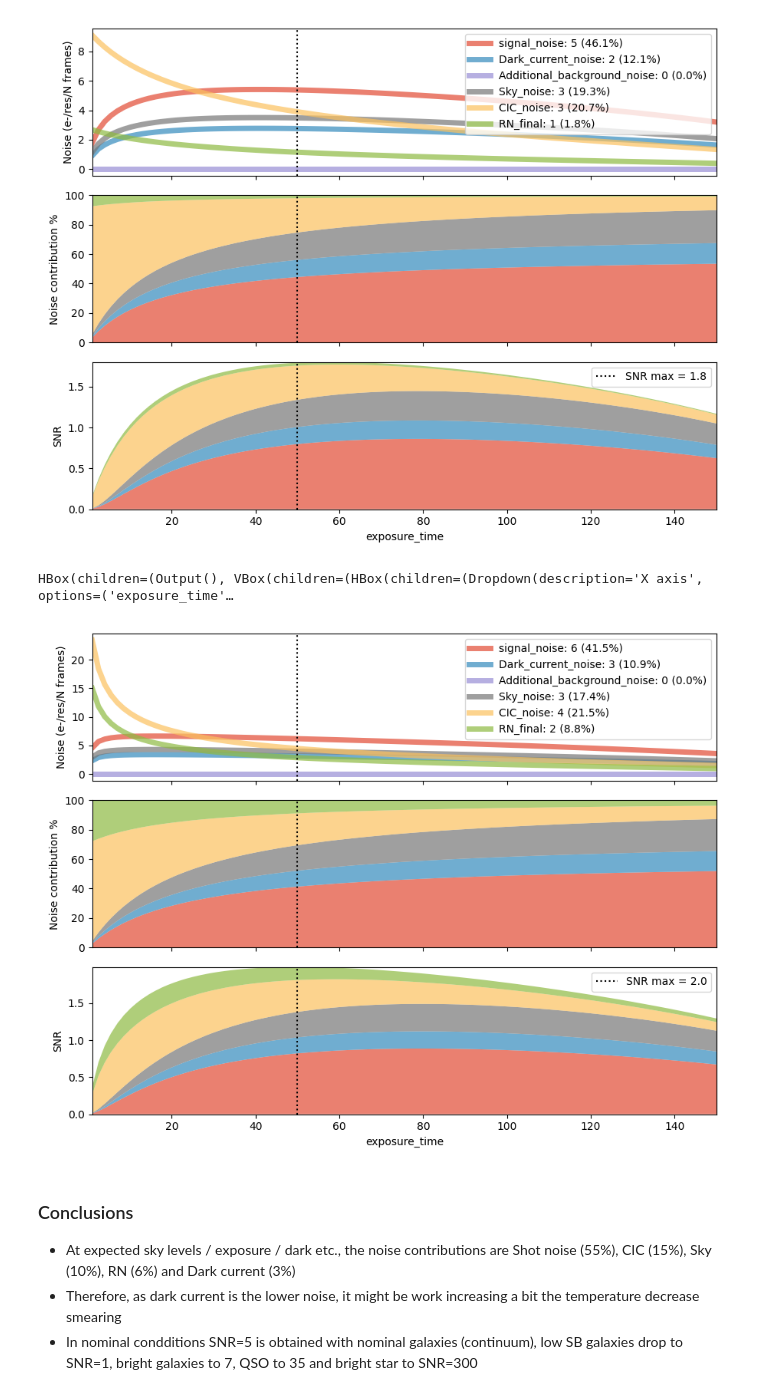
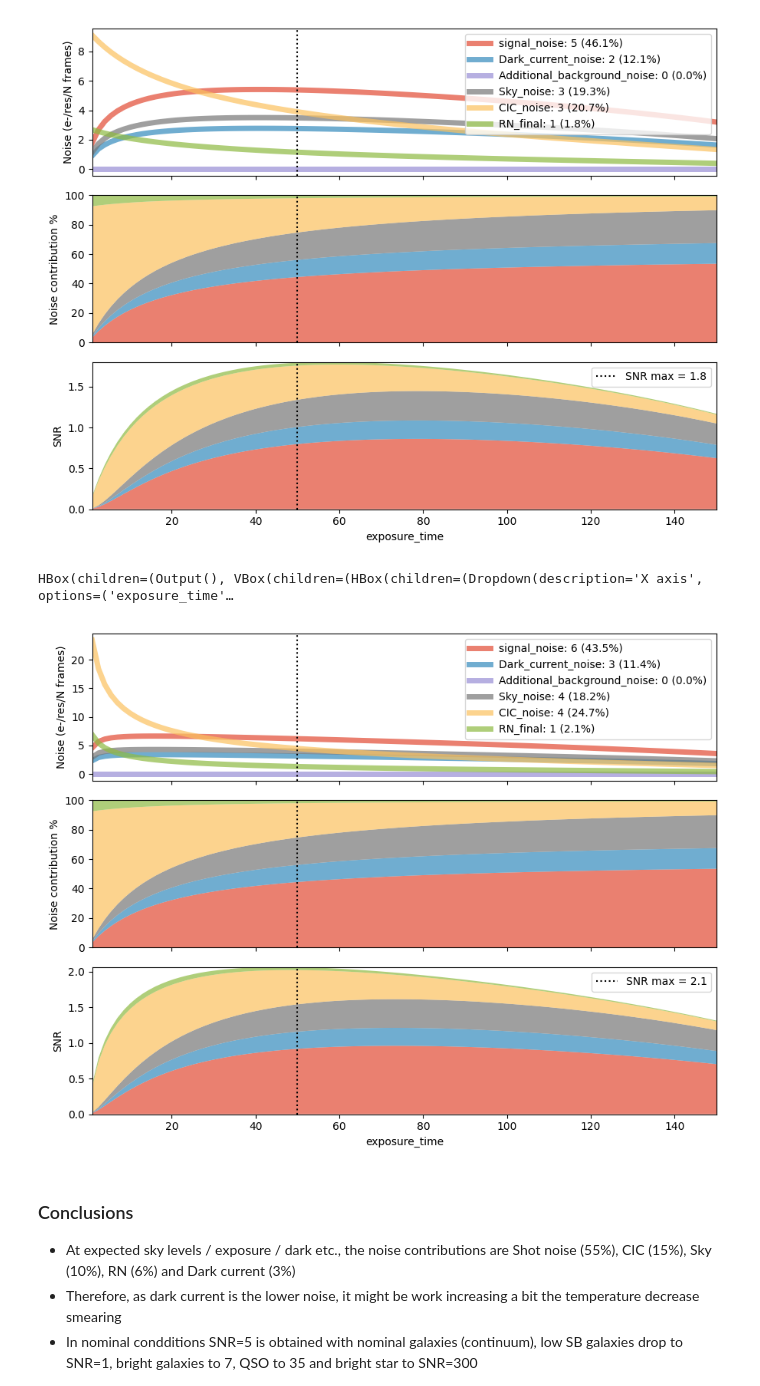
Before and after one commit to vpicouet/notebooks, a Jupyter notebook: notebooks/ETC.ipynb, the cells around one changed output. Drawn from its saved outputs; the diff is of its cells as text; code cells hidden in the pictures.

```diff
--- a/notebooks/ETC.ipynb
+++ b/notebooks/ETC.ipynb
@@ -329,4 +335,5 @@ Nominal
 # %%
+np.seterr(invalid='ignore')
 class ExposureTimeCalulator(widgets.HBox):
 
     def __init__(self, exposure_time=50, acquisition_time=2, Sky_LU=4, Signal=5.57e-18, EM_gain=1400,RN=109,CIC_charge=0.005, Dard_current=0.08,readout_time=1.5,x_axis='exposure_time',counting_mode=False,smearing=0.7,Additional_background_2018=0):
@@ -361,7 +368,7 @@ class ExposureTimeCalulator(widgets.HBox):
         self.CIC_charge = widgets.FloatSlider( min=0.003, max=0.05,value=CIC_charge,style = style, layout=Layout(width='500px'),description='CIC charge',step=0.001,readout_format='.3f')#$_{charge}$
         self.Dard_current = widgets.FloatSlider( min=0.01, max=0.2,value=Dard_current, style = style, layout=Layout(width='500px'),description='Dard current',step=0.0011,readout_format='.2f')#$_{current}$
         self.readout_time = widgets.FloatSlider( min=1.5, max=20,value=readout_time, style = style, layout=Layout(width='500px'),description=r'RO time (s)',step=0.1)#$_{time}$
-        self.x_axis=widgets.Dropdown(options=['exposure_time','Sky_LU','acquisition_time',"Signal","EM_gain","RN","CIC_charge","Dard_current" ,"readout_time"],value=x_axis,description='X axis')
+        self.x_axis=widgets.Dropdown(options=['exposure_time','Sky_LU','acquisition_time',"Signal","EM_gain","RN","CIC_charge","Dard_current" ,"readout_time"],value=x_axis,description='X axis')#,"smearing"
 #         self.mode=widgets.Dropdown(options=['Flight 2018','Nominal 2022 10MHz','Nominal 2022 100MHz'],value='Nominal 2022 10MHz',description='X axis')
         self.counting_mode = widgets.Checkbox(value=counting_mode,description='Thresholding photon counting',disabled=False)#,indent=False)
         # smearing = widgets.FloatSlider( min=0, max=1.5,value=0.7, layout=Layout(width='500px'),description='CTE not yet',step=0.001)#'$t_{aq}$ (h)') #widgets.Dropdown(options=[0.2,0.7,1.2],value=0.7,description='Smearing (pix)')
@@ -411,6 +418,9 @@ class ExposureTimeCalulator(widgets.HBox):
                 Dard_current=np.linspace(0.01,0.2)
             if x_axis == 'readout_time':
                 readout_time=np.linspace(0, 50)
+            if x_axis == 'smearing':
+                readout_time=np.linspace(0, 2)
+
             if (x_axis == 'Sky_LU') | (x_axis == 'Signal'):
                 self.ax0.set_xscale('log')
 #                 self.ax2.set_yscale('log')
@@ -454,7 +464,7 @@ class ExposureTimeCalulator(widgets.HBox):
             self.ax2.set_ylim((0,np.max(getattr(new,'SNR'))))
 
 # texp=50, acq_time=2, sky_lu=4, signal=5.57e-18, gain=1400,RN=109,CIC=0.005, dark=0.08,ro_time=1.5,x_axis='exposure_time',counting_mode=False,photon_kept=0.7)
-ETC = ExposureTimeCalulator(EM_gain=1400,RN=109,CIC_charge=0.005, Dard_current=0.08,readout_time=1.5,smearing=0)
+ETC = ExposureTimeCalulator(EM_gain=1400,RN=109,CIC_charge=0.005, Dard_current=0.08,readout_time=1.5,smearing=1.5)
 # %% [output]
 HBox(children=(Output(), VBox(children=(HBox(children=(Dropdown(description='X axis', options=('exposure_time'…
 [figure]
@@ -464,10 +475,11 @@ ETC = ExposureTimeCalulator(EM_gain=1700,RN=50,CIC_charge=0.005, Dard_current=0.
 HBox(children=(Output(), VBox(children=(HBox(children=(Dropdown(description='X axis', options=('exposure_time'…
 [figure]
 # %%
-ETC = ExposureTimeCalulator(EM_gain=1700,RN=109,CIC_charge=0.005, Dard_current=0.18,readout_time=1.5,photon_kept=0.70)
+#2022 V2 controller  10MHz
+ETC = ExposureTimeCalulator(EM_gain=1700,RN=50,CIC_charge=0.005, Dard_current=0.18,readout_time=1.5,smearing=0.8)
 # %% [output]
 HBox(children=(Output(), VBox(children=(HBox(children=(Dropdown(description='X axis', options=('exposure_time'…
-[figure, old version]
+[figure, new version]
 # %% [markdown]
 
 ### Conclusions
```
Also changed, not shown: parts of 7 cells of this notebook, 7 other files.
